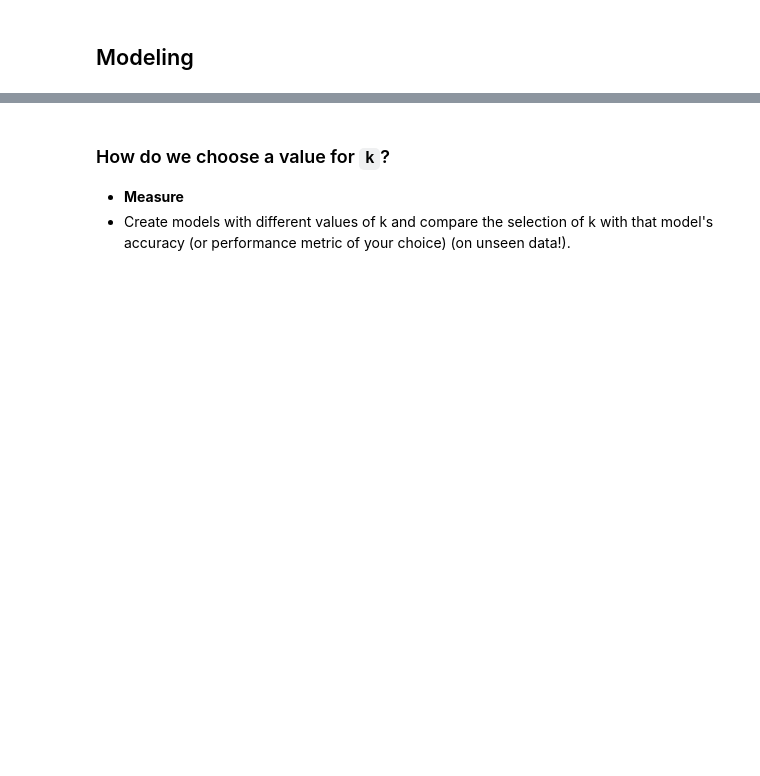
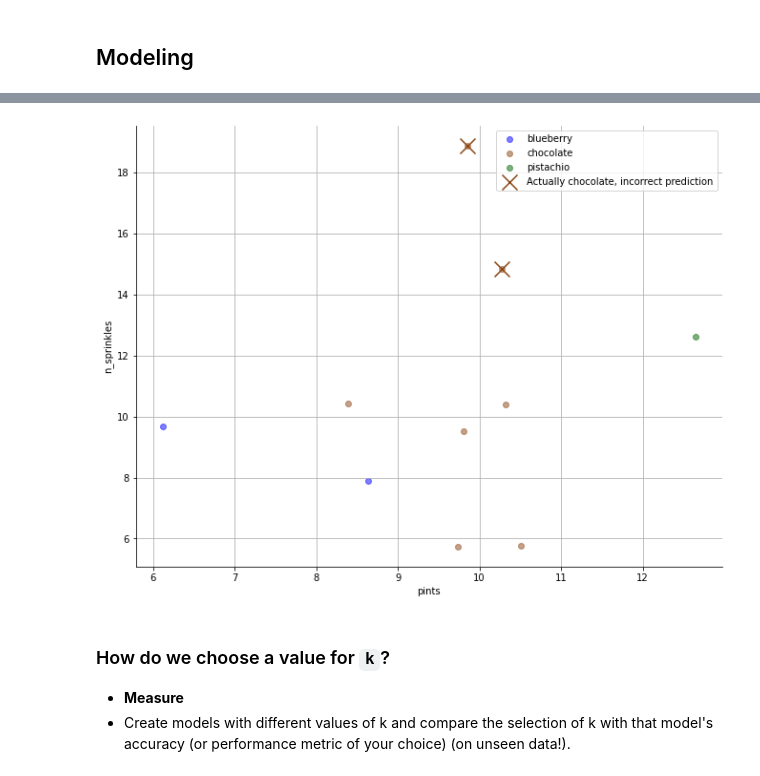
Before and after one commit to CodeupClassroom/florence-classification-exercises, a Jupyter notebook: knn_lesson.ipynb, the cells around one changed output, grey strips where cells are left out. Drawn from its saved outputs; the diff is of its cells as text; code cells hidden in the pictures; blank space fills up the shorter version.

```diff
--- a/knn_lesson.ipynb
+++ b/knn_lesson.ipynb
@@ -97,3 +119,10 @@ knn.score(X_train, y_train)
+# %%
+test['prediction'] = knn.predict(X_test)
+test['correct'] = test.prediction == test.flavor
+
+util.plot_misses(test)
+# %% [output]
+[figure, added]
 # %% [markdown]
 ### How do we choose a value for `k`?
 
```
Also changed, not shown: parts of 8 cells of this notebook.
